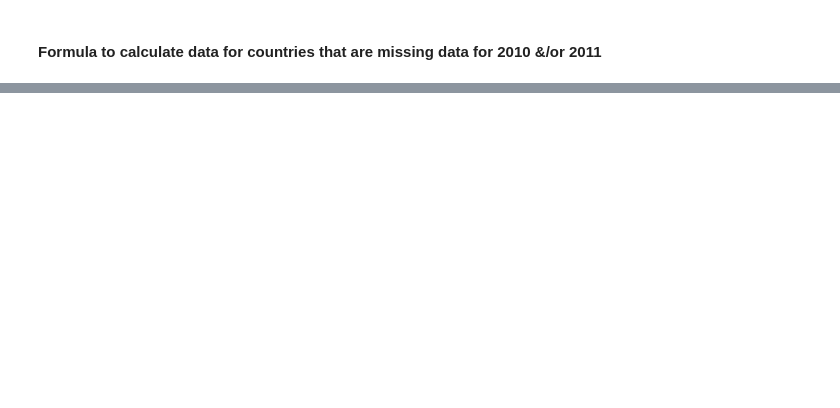
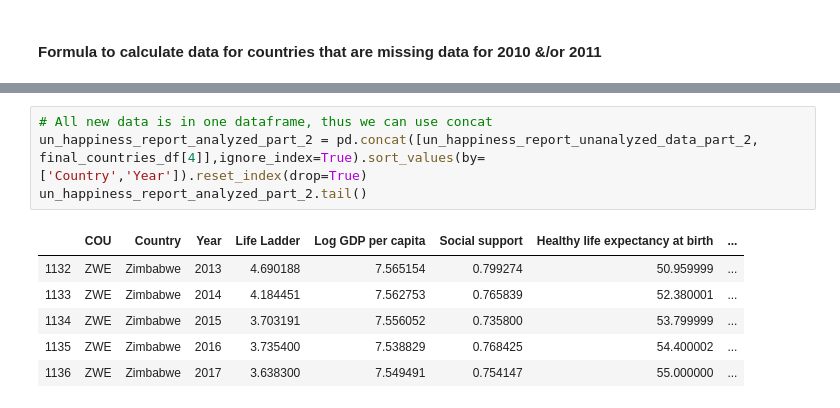
Before and after one commit to JosefinaAureaAmaro/04_Project_Python_MachineLearning, a Jupyter notebook: static/py/Data_Cleaning_&_Consolidation_Annual_Reporting.ipynb, the cells around one changed output, grey strips where cells are left out. Drawn from its saved outputs; the diff is of its cells as text; blank space fills up the shorter version.

```diff
--- a/static/py/Data_Cleaning_&_Consolidation_Annual_Reporting.ipynb
+++ b/static/py/Data_Cleaning_&_Consolidation_Annual_Reporting.ipynb
@@ -1474,0 +1492,11 @@ analyzed_years_per_country[-1]
+# %%
+# All new data is in one dataframe, thus we can use concat
+un_happiness_report_analyzed_part_2 = pd.concat([un_happiness_report_unanalyzed_data_part_2, final_countries_df[4]],ignore_index=True).sort_values(by=['Country','Year']).reset_index(drop=True)
+un_happiness_report_analyzed_part_2.tail()
+# %% [output]
+|  | COU | Country | Year | Life Ladder | Log GDP per capita | Social support | Healthy life expectancy at birth | ... |
+| 1132 | ZWE | Zimbabwe | 2013 | 4.690188 | 7.565154 | 0.799274 | 50.959999 | ... |
+| 1133 | ZWE | Zimbabwe | 2014 | 4.184451 | 7.562753 | 0.765839 | 52.380001 | ... |
+| 1134 | ZWE | Zimbabwe | 2015 | 3.703191 | 7.556052 | 0.735800 | 53.799999 | ... |
+| 1135 | ZWE | Zimbabwe | 2016 | 3.735400 | 7.538829 | 0.768425 | 54.400002 | ... |
+| 1136 | ZWE | Zimbabwe | 2017 | 3.638300 | 7.549491 | 0.754147 | 55.000000 | ... |
```
Also changed, not shown: parts of 32 cells of this notebook.
